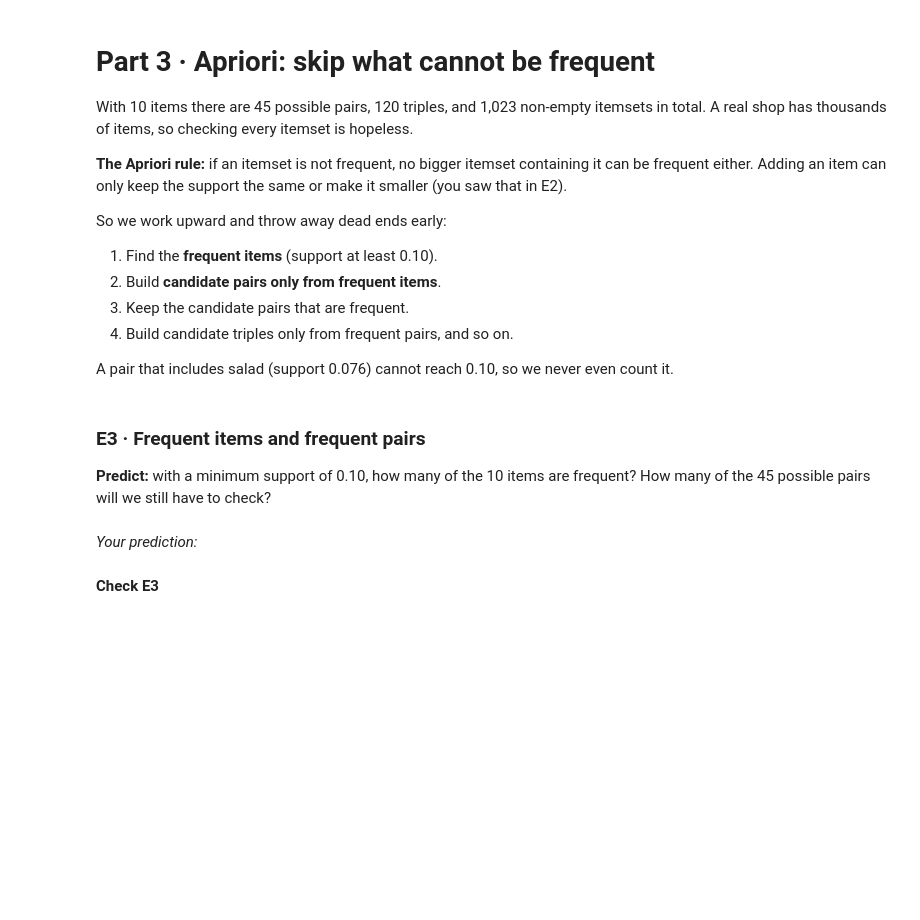
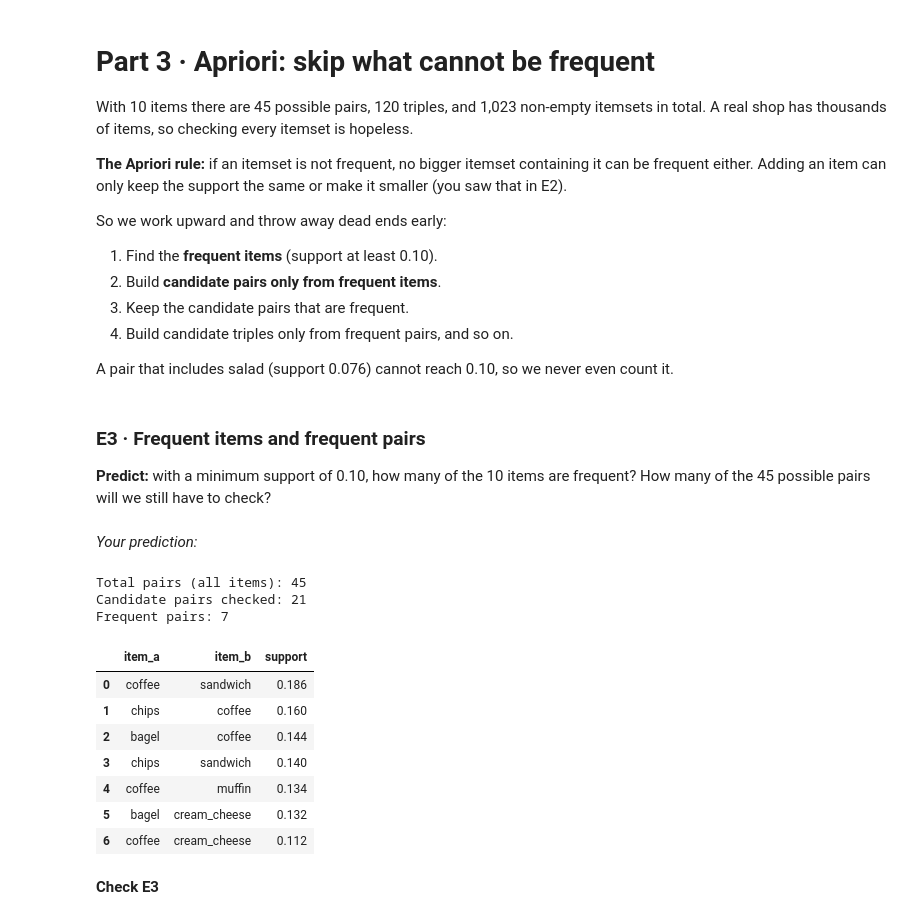
Before and after one commit to desrochesl/Data_Mining, a Jupyter notebook: FIM/FIM_Luna_DesRoches.ipynb, the cells around one changed output. Saved outputs shown, nothing was run; the diff lists cells and outputs as text; code cells hidden in the pictures; blank space fills up the shorter version.

```diff
--- a/FIM/FIM_Luna_DesRoches.ipynb
+++ b/FIM/FIM_Luna_DesRoches.ipynb
@@ -162,17 +186,24 @@ A rule of thumb you will use all week: **an itemset is frequent when its support
 # %%
-support = None
+# support = None
 pair_support = None
 
 # Write your code below. Your code must create the variables set to None above.
+
 
 # 1. support: a function that takes a list of item names and returns the share of
 #    orders containing ALL of them.
 #    Hint:
 #    def support(items):
 #        return basket[items].all(axis=1).mean()
+def support(items):
+    return basket[items].all(axis=1).mean()
+
 
 # 2. pair_support: support(["bagel", "cream_cheese"]).
 #    Print it, and print how many orders that is (multiply by len(basket)).
+pair_support = support(["bagel", "cream_cheese"])
 
 # 3. Print support(["coffee"]) and support(["coffee", "sandwich"]) to see the function work
 #    on one item and on a pair.
+print(f"Coffee: {support(['coffee'])}")
+print(f"Coffee, Sandwich: {support(['coffee', 'sandwich'])}")
@@ -215,24 +252,53 @@ A pair that includes salad (support 0.076) cannot reach 0.10, so we never even c
 # %%
 frequent_items = None
 candidate_pairs = None
 frequent_pairs = None
 
 MIN_SUPPORT = 0.10
 
 # Write your code below. Your code must create the variables set to None above.
 
 # 1. frequent_items: a sorted list of the items whose support is at least MIN_SUPPORT.
 #    Hint: item_support[item_support >= MIN_SUPPORT].index, then sorted(...)
+frequent_items = sorted(item_support[item_support >= MIN_SUPPORT].index)
 
 # 2. candidate_pairs: every pair of frequent items, as a list of tuples.
 #    Hint: list(combinations(frequent_items, 2))
+candidate_pairs = list(combinations(frequent_items, 2))
 
 # 3. frequent_pairs: a DataFrame with one row per candidate pair whose support is at least
 #    MIN_SUPPORT, and the columns item_a, item_b, support, sorted by support (highest first).
 #    Hint: loop over candidate_pairs, call support([a, b]), keep the ones that pass.
+frequent_pairs = (
+    pd.DataFrame(
+        [
+            {"item_a": a, "item_b": b, "support": support([a, b])}
+            for a, b in candidate_pairs
+            if support([a, b]) >= MIN_SUPPORT
+        ]
+    )
+    .sort_values("support", ascending=False)
+    .reset_index(drop=True)
+)
 
 # 4. Print how many pairs exist in total (all 10 items), how many candidates you checked,
 #    and how many are frequent. Display frequent_pairs.
+print(f"Total pairs (all items): {len(list(combinations(item_support.index, 2)))}")
+print(f"Candidate pairs checked: {len(candidate_pairs)}")
+print(f"Frequent pairs: {len(frequent_pairs)}")
+display(frequent_pairs)
+# %% [output]
+Total pairs (all items): 45
+Candidate pairs checked: 21
+Frequent pairs: 7
+|  | item_a | item_b | support |
+| 0 | coffee | sandwich | 0.186 |
+| 1 | chips | coffee | 0.160 |
+| 2 | bagel | coffee | 0.144 |
+| 3 | chips | sandwich | 0.140 |
+| 4 | coffee | muffin | 0.134 |
+| 5 | bagel | cream_cheese | 0.132 |
+| 6 | coffee | cream_cheese | 0.112 |
 # %% [markdown]
 **Check E3**
 # %%
```
Also changed, not shown: parts of 19 cells of this notebook.
